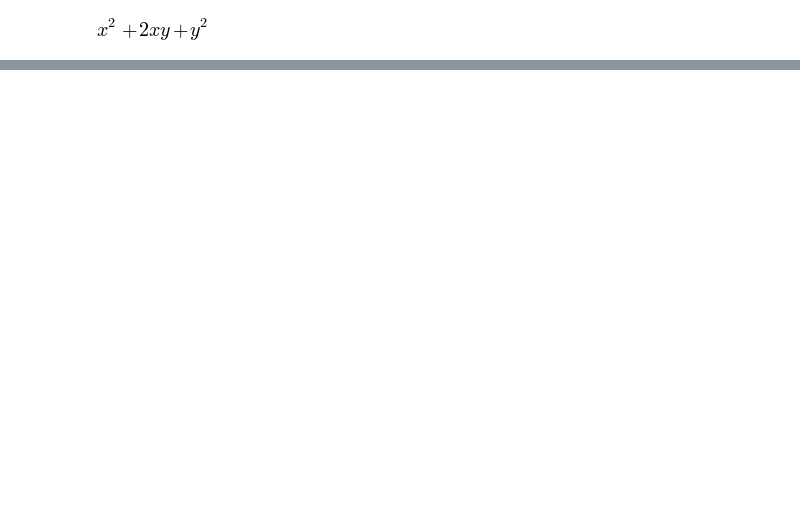
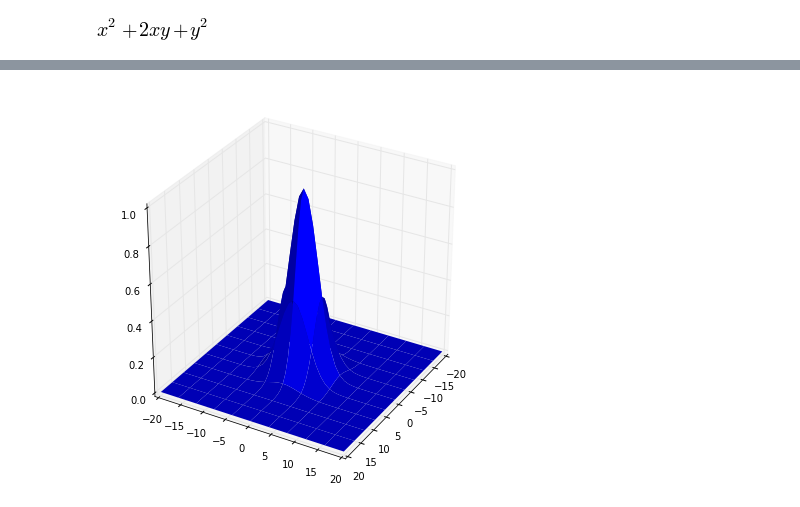
Before and after one commit to vanzaj/pyconsg2013-tut, a Jupyter notebook: ipynb/sandbox.ipynb, the cells around one changed output, grey strips where cells are left out. Saved outputs shown, nothing was run; the diff lists cells and outputs as text; code cells hidden in the pictures; blank space fills up the shorter version.

```diff
--- a/ipynb/sandbox.ipynb
+++ b/ipynb/sandbox.ipynb
@@ -34,0 +104,7 @@ y = Symbol('y')
+# %%
+fig = plt.figure(figsize=(7,7))
+ax = fig.add_subplot(1, 1, 1, projection='3d')
+p = ax.plot_surface(x, y, g, rstride=4, cstride=4, linewidth=0)
+ax.view_init(30, 30)
+# %% [output]
+[figure, added]
```
Also changed, not shown: parts of 16 cells of this notebook, 3 other files.
